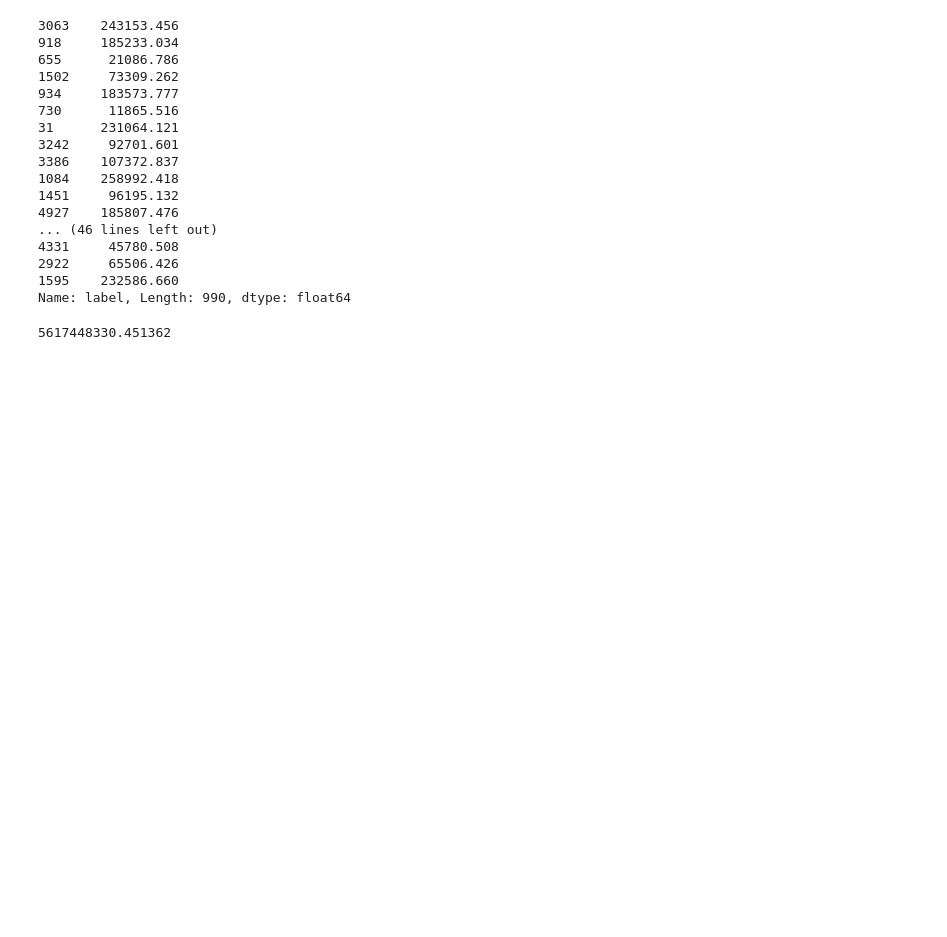
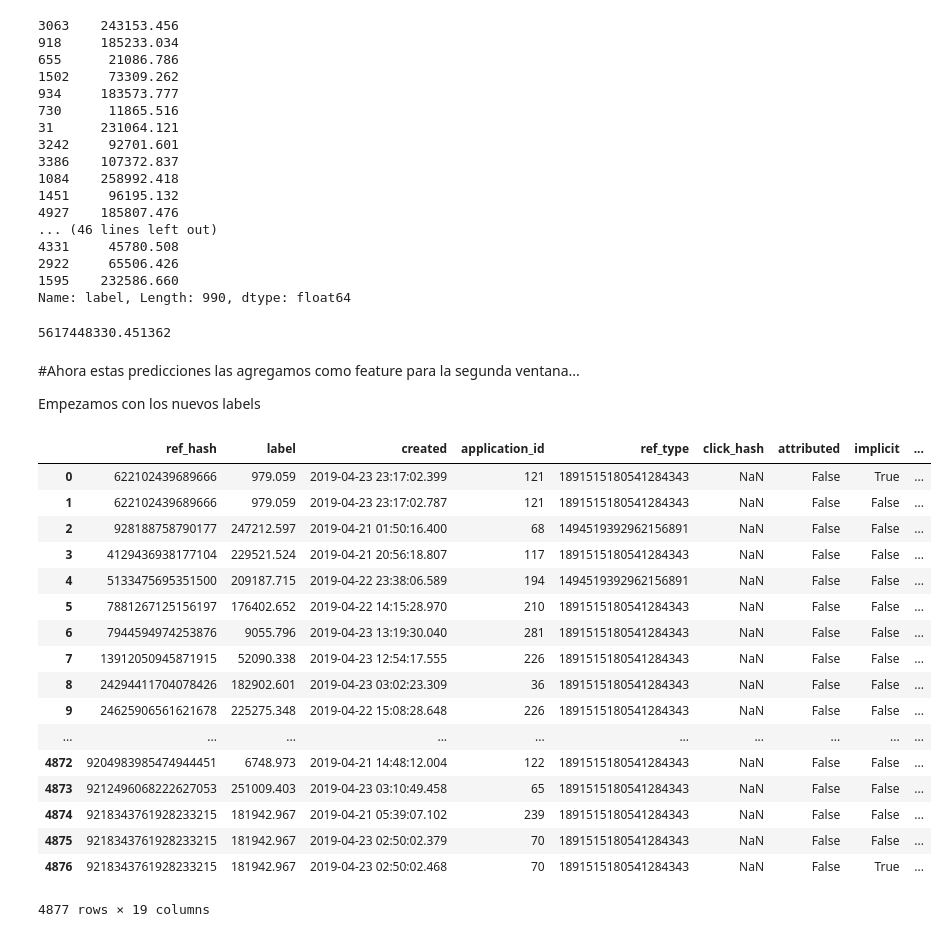
Before and after one commit to EugeniaFranchi/TP-Datos-2019, a Jupyter notebook: TP2/sklearn.ipynb, the cells around one changed output. Drawn from its saved outputs; the diff is of its cells as text; code cells hidden in the pictures; blank space fills up the shorter version.

```diff
--- a/TP2/sklearn.ipynb
+++ b/TP2/sklearn.ipynb
@@ -167,3 +181,36 @@ Name: label, Length: 990, dtype: float64
 np.mean((pred-y_test)**2)
 # %% [output]
 5617448330.451362
+# %% [markdown]
+#Ahora estas predicciones las agregamos como feature para la segunda ventana...
+
+Empezamos con los nuevos labels
+# %%
+label2 = installs['2019-04-24':'2019-04-26'].reset_index().groupby('ref_hash').agg({'created' : 'min'})
+# %%
+label2['created'] = label2['created'] - pd.Timestamp('2019-04-24 00:00:00')
+label2['created'] = label2['created'].transform(lambda x: x.total_seconds())
+# %%
+label2 = label2.reset_index()
+label2 = label2.merge(installs['2019-04-21':'2019-04-23'].reset_index(),on="ref_hash", how="inner")
+label2 = label2.rename(columns={'created_x':'label','created_y':'created'})
+label2
+# %% [output]
+|  | ref_hash | label | created | application_id | ref_type | click_hash | attributed | implicit | ... |
+| 0 | 622102439689666 | 979.059 | 2019-04-23 23:17:02.399 | 121 | 1891515180541284343 | NaN | False | True | ... |
+| 1 | 622102439689666 | 979.059 | 2019-04-23 23:17:02.787 | 121 | 1891515180541284343 | NaN | False | False | ... |
+| 2 | 928188758790177 | 247212.597 | 2019-04-21 01:50:16.400 | 68 | 1494519392962156891 | NaN | False | False | ... |
+| 3 | 4129436938177104 | 229521.524 | 2019-04-21 20:56:18.807 | 117 | 1891515180541284343 | NaN | False | False | ... |
+| 4 | 5133475695351500 | 209187.715 | 2019-04-22 23:38:06.589 | 194 | 1494519392962156891 | NaN | False | False | ... |
+| 5 | 7881267125156197 | 176402.652 | 2019-04-22 14:15:28.970 | 210 | 1891515180541284343 | NaN | False | False | ... |
+| 6 | 7944594974253876 | 9055.796 | 2019-04-23 13:19:30.040 | 281 | 1891515180541284343 | NaN | False | False | ... |
+| 7 | 13912050945871915 | 52090.338 | 2019-04-23 12:54:17.555 | 226 | 1891515180541284343 | NaN | False | False | ... |
+| 8 | 24294411704078426 | 182902.601 | 2019-04-23 03:02:23.309 | 36 | 1891515180541284343 | NaN | False | False | ... |
+| 9 | 24625906561621678 | 225275.348 | 2019-04-22 15:08:28.648 | 226 | 1891515180541284343 | NaN | False | False | ... |
+| ... | ... | ... | ... | ... | ... | ... | ... | ... | ... |
+| 4872 | 9204983985474944451 | 6748.973 | 2019-04-21 14:48:12.004 | 122 | 1891515180541284343 | NaN | False | False | ... |
+| 4873 | 9212496068222627053 | 251009.403 | 2019-04-23 03:10:49.458 | 65 | 1891515180541284343 | NaN | False | False | ... |
+| 4874 | 9218343761928233215 | 181942.967 | 2019-04-21 05:39:07.102 | 239 | 1891515180541284343 | NaN | False | False | ... |
+| 4875 | 9218343761928233215 | 181942.967 | 2019-04-23 02:50:02.379 | 70 | 1891515180541284343 | NaN | False | False | ... |
+| 4876 | 9218343761928233215 | 181942.967 | 2019-04-23 02:50:02.468 | 70 | 1891515180541284343 | NaN | False | True | ... |
+4877 rows × 19 columns
```
Also changed, not shown: parts of 20 cells of this notebook.
